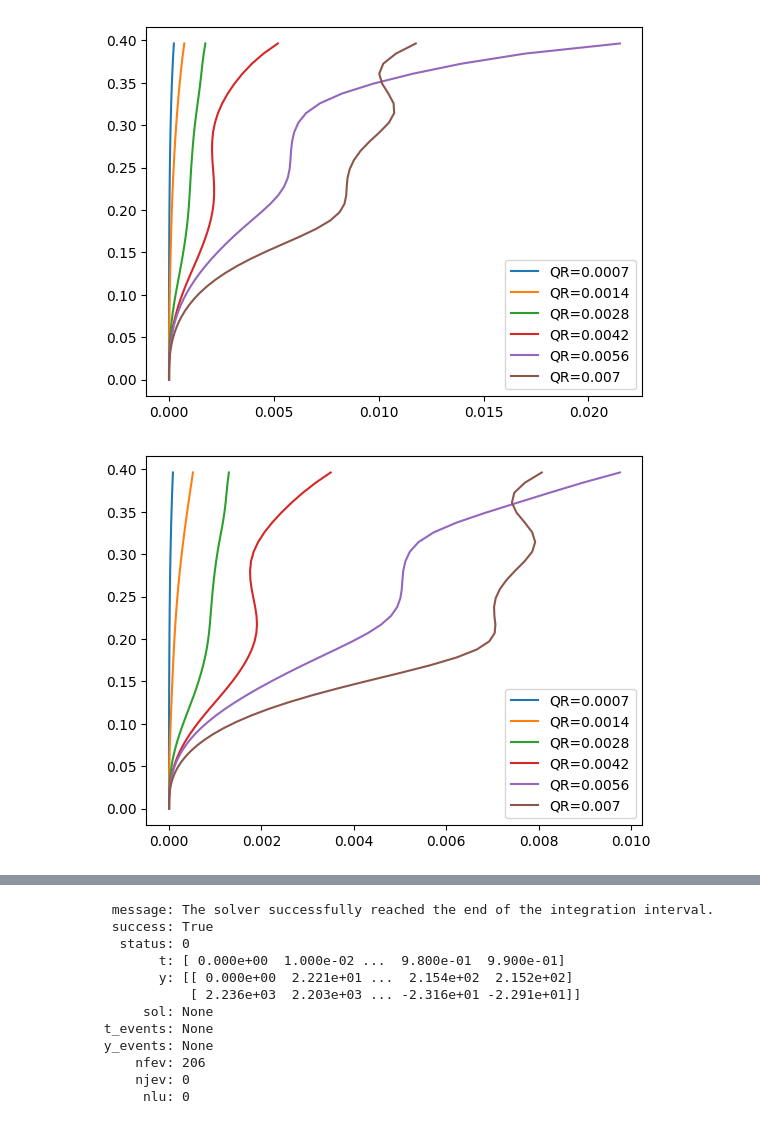
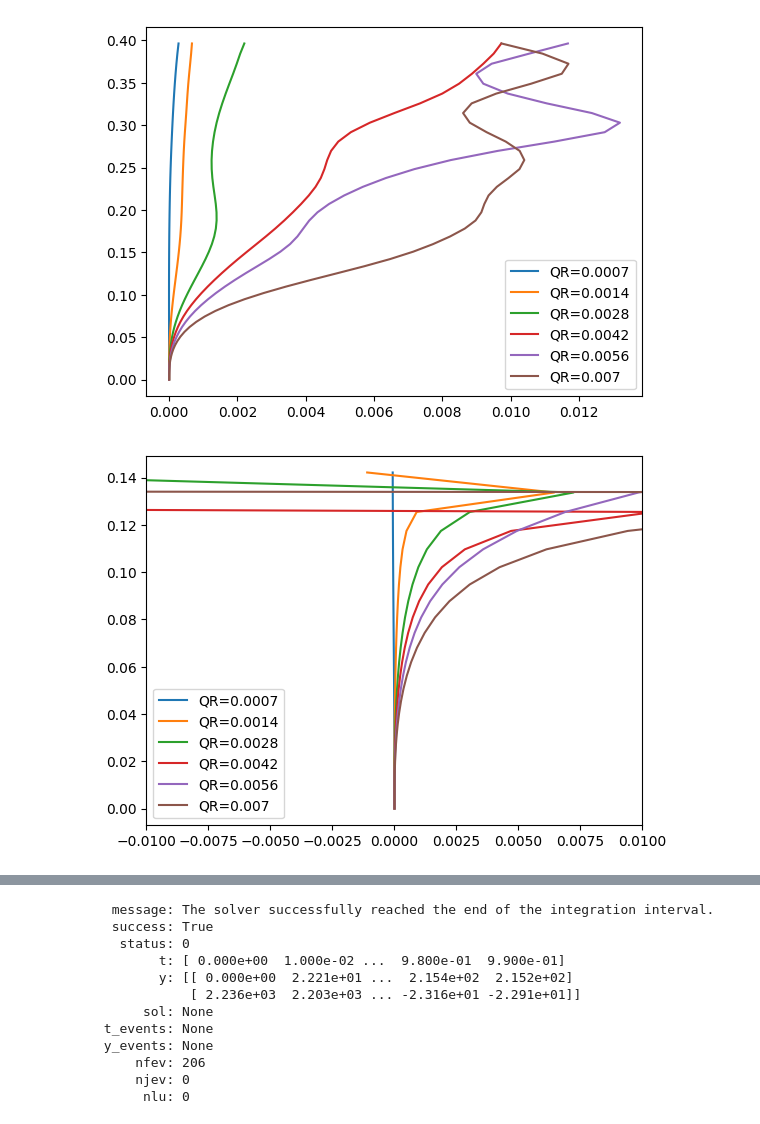
Before and after one commit to bz226/Research-Dedalus, a Jupyter notebook: 2d-AR=64/diag.ipynb, the cells around one changed output, grey strips where cells are left out. Drawn from its saved outputs; the diff is of its cells as text; code cells hidden in the pictures.

```diff
--- a/2d-AR=64/diag.ipynb
+++ b/2d-AR=64/diag.ipynb
@@ -166,0 +175,6 @@ KeyError: 'Reynolds flux of tracer'
+# %%
+for i in range(nexp):
+    label="QR="+str(QR[i])
+    plt.plot(CReynoldsflux[i,:,:].mean(axis=0),ds[i]['z'],label=label)
+plt.legend()
+plt.show()
@@ -182,0 +199,11 @@ plt.show()
+# %%
+#Compute eddy Kappa
+CKaeddy= -CReynoldsflux/(-Cdiffuflux/kappa)
+MKaeddy= -MReynoldsflux/(-Mdiffuflux/kappa)
+#plot eddy Kappa
+for i in range(nexp):
+    label="QR="+str(QR[i])
+    plt.plot(CKaeddy[i,0,:60],ds[i]['z'][:60],label=label)
+    plt.plot(MKaeddy[i,0,:60],ds[i]['z'][:60],label=label)
+plt.legend()
+plt.show()
@@ -182,0 +212,9 @@ plt.show()
+# %%
+#Compute eddy Kappa
+Kaeddy= -MReynoldsflux/(-Mdiffuflux/kappa)
+#plot eddy Kappa
+for i in range(nexp):
+    label="QR="+str(QR[i])
+    plt.plot(Kaeddy[i,0,:60],ds[i]['z'][:60],label=label)
+plt.legend()
+plt.show()
@@ -183,6 +223,6 @@ plt.show()
 # %%
 #Compute eddy Kappa
-Kaeddy= -CReynoldsflux/(-Cdiffuflux/kappa)
+Kaeddy= -TReynoldsflux/(-Tdiffuflux/kappa)
 #plot eddy Kappa
 for i in range(nexp):
     label="QR="+str(QR[i])
@@ -190,15 +230,16 @@ for i in range(nexp):
 plt.legend()
 plt.show()
 # %% [output]
-[figure, old version]
+[figure, new version]
 # %%
 #Compute eddy Kappa
-Kaeddy= -MReynoldsflux/(-Mdiffuflux/kappa)
+Kaeddy= -DReynoldsflux/(-Ddiffuflux/kappa)
 #plot eddy Kappa
 for i in range(nexp):
     label="QR="+str(QR[i])
-    plt.plot(Kaeddy[i,0,:56],ds[i]['z'][:56],label=label)
+    plt.plot(Kaeddy[i,0,:32],ds[i]['z'][:32],label=label)
+plt.xlim(-0.01,0.01)
 plt.legend()
 plt.show()
 # %% [output]
-[figure, old version]
+[figure, new version]
```
Also changed, not shown: parts of 18 cells of this notebook, 3 other files.
